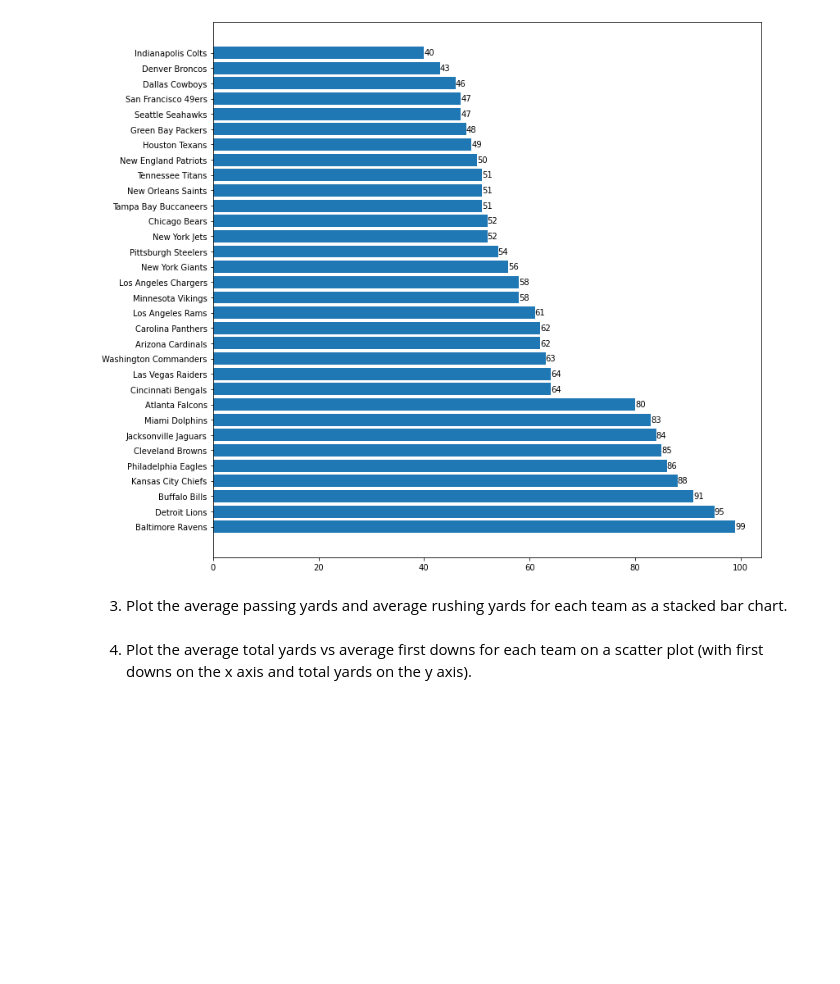
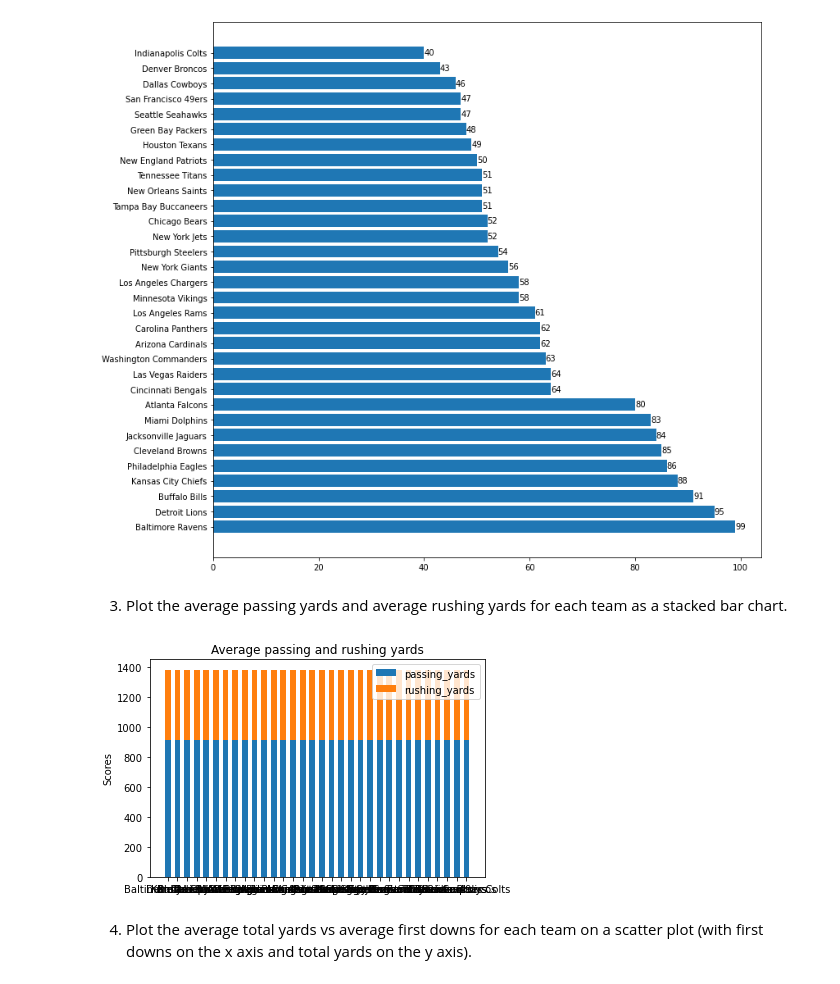
Before and after one commit to SheltonBlackwell/cis277-fa22-Lab5, a Jupyter notebook: Lab5.ipynb, the cells around one changed output. Saved outputs shown, nothing was run; the diff lists cells and outputs as text; code cells hidden in the pictures; blank space fills up the shorter version.

```diff
--- a/Lab5.ipynb
+++ b/Lab5.ipynb
@@ -98,6 +106,26 @@ barhplot
 [figure]
 # %% [markdown]
 3. Plot the average passing yards and average rushing yards for each team as a stacked bar chart.
+# %%
+labels = all_data.team
+group = all_data.passing_yards.mean()
+women_means = all_data.rushing_yards.mean()
+
+width = 0.6      # the width of the bars: can also be len(x) sequence
+
+fig, ax = plt.subplots()
+
+ax.bar(labels, group, width, label='passing_yards')
+ax.bar(labels, women_means, width, bottom=group,
+       label='rushing_yards')
+
+ax.set_ylabel('Scores')
+ax.set_title('Average passing and rushing yards')
+ax.legend()
+
+plt.show()
+# %% [output]
+[figure, added]
 # %% [markdown]
 4. Plot the average total yards vs average first downs for each team on a scatter plot (with first downs on the x axis and total yards on the y axis).
 # %% [markdown]
```
Also changed, not shown: parts of 8 cells of this notebook.
